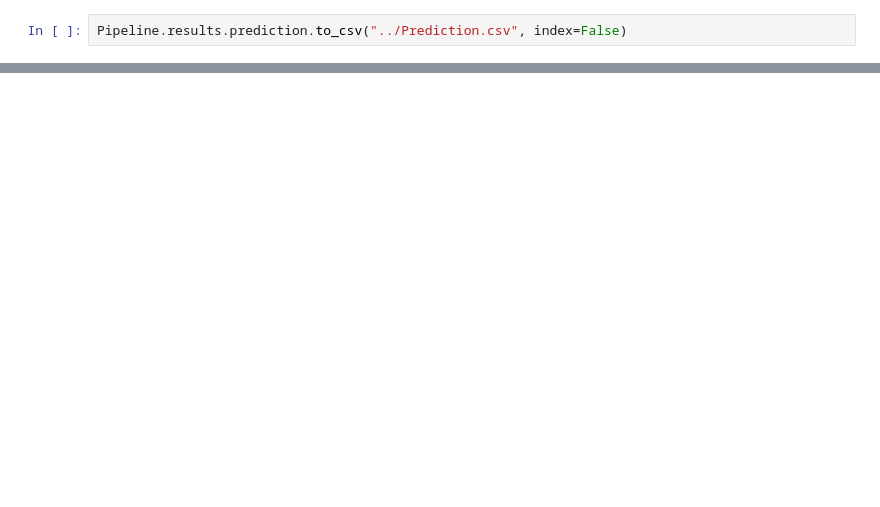
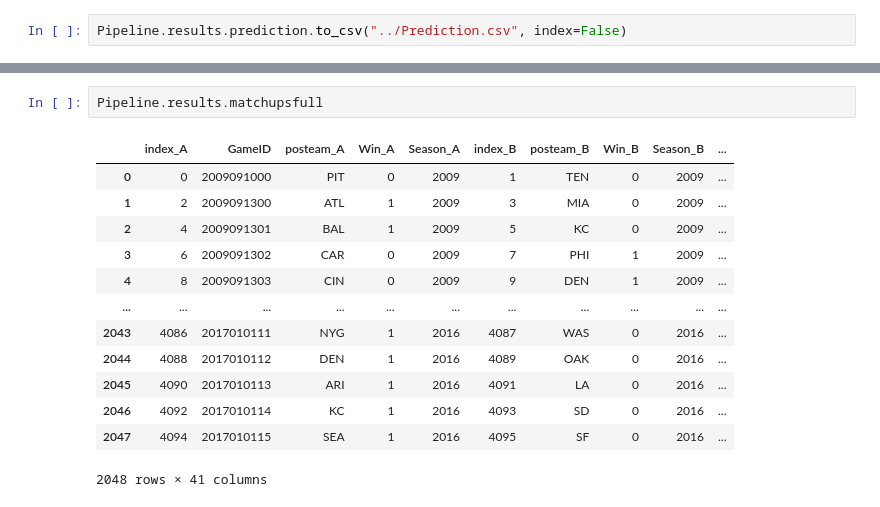
Before and after one commit to tinge5/finalProjectML, a Jupyter notebook: notebooks/Analysis.ipynb, the cells around one changed output, grey strips where cells are left out. Saved outputs shown, nothing was run; the diff lists cells and outputs as text; blank space fills up the shorter version.

```diff
--- a/notebooks/Analysis.ipynb
+++ b/notebooks/Analysis.ipynb
@@ -60,3 +74,19 @@ df
+# %%
+Pipeline.results.matchupsfull
+# %% [output]
+|  | index_A | GameID | posteam_A | Win_A | Season_A | index_B | posteam_B | Win_B | Season_B | ... |
+| 0 | 0 | 2009091000 | PIT | 0 | 2009 | 1 | TEN | 0 | 2009 | ... |
+| 1 | 2 | 2009091300 | ATL | 1 | 2009 | 3 | MIA | 0 | 2009 | ... |
+| 2 | 4 | 2009091301 | BAL | 1 | 2009 | 5 | KC | 0 | 2009 | ... |
+| 3 | 6 | 2009091302 | CAR | 0 | 2009 | 7 | PHI | 1 | 2009 | ... |
+| 4 | 8 | 2009091303 | CIN | 0 | 2009 | 9 | DEN | 1 | 2009 | ... |
+| ... | ... | ... | ... | ... | ... | ... | ... | ... | ... | ... |
+| 2043 | 4086 | 2017010111 | NYG | 1 | 2016 | 4087 | WAS | 0 | 2016 | ... |
+| 2044 | 4088 | 2017010112 | DEN | 1 | 2016 | 4089 | OAK | 0 | 2016 | ... |
+| 2045 | 4090 | 2017010113 | ARI | 1 | 2016 | 4091 | LA | 0 | 2016 | ... |
+| 2046 | 4092 | 2017010114 | KC | 1 | 2016 | 4093 | SD | 0 | 2016 | ... |
+| 2047 | 4094 | 2017010115 | SEA | 1 | 2016 | 4095 | SF | 0 | 2016 | ... |
+2048 rows × 41 columns
 # %%
 Pipeline.results.Bestmatchup
 # %% [output]
```
Also changed, not shown: parts of 15 cells of this notebook, 4 other files.
